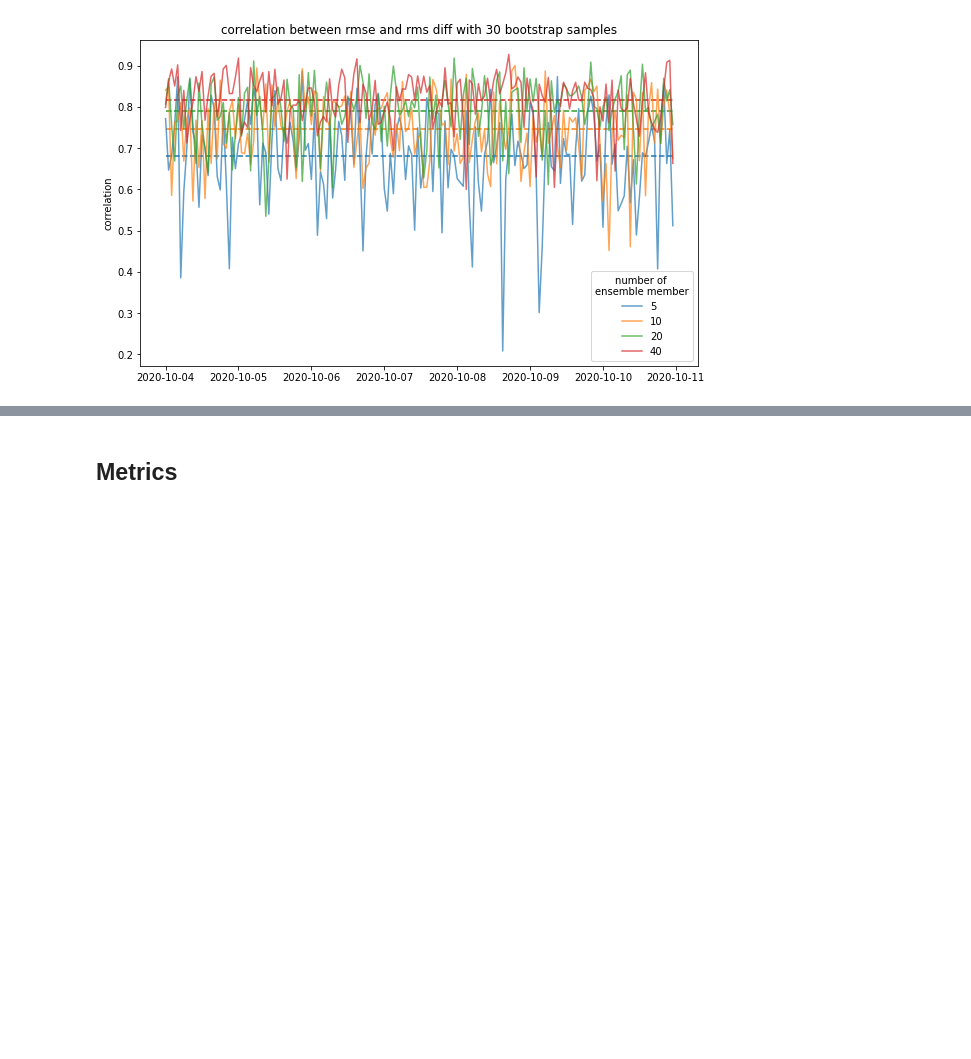
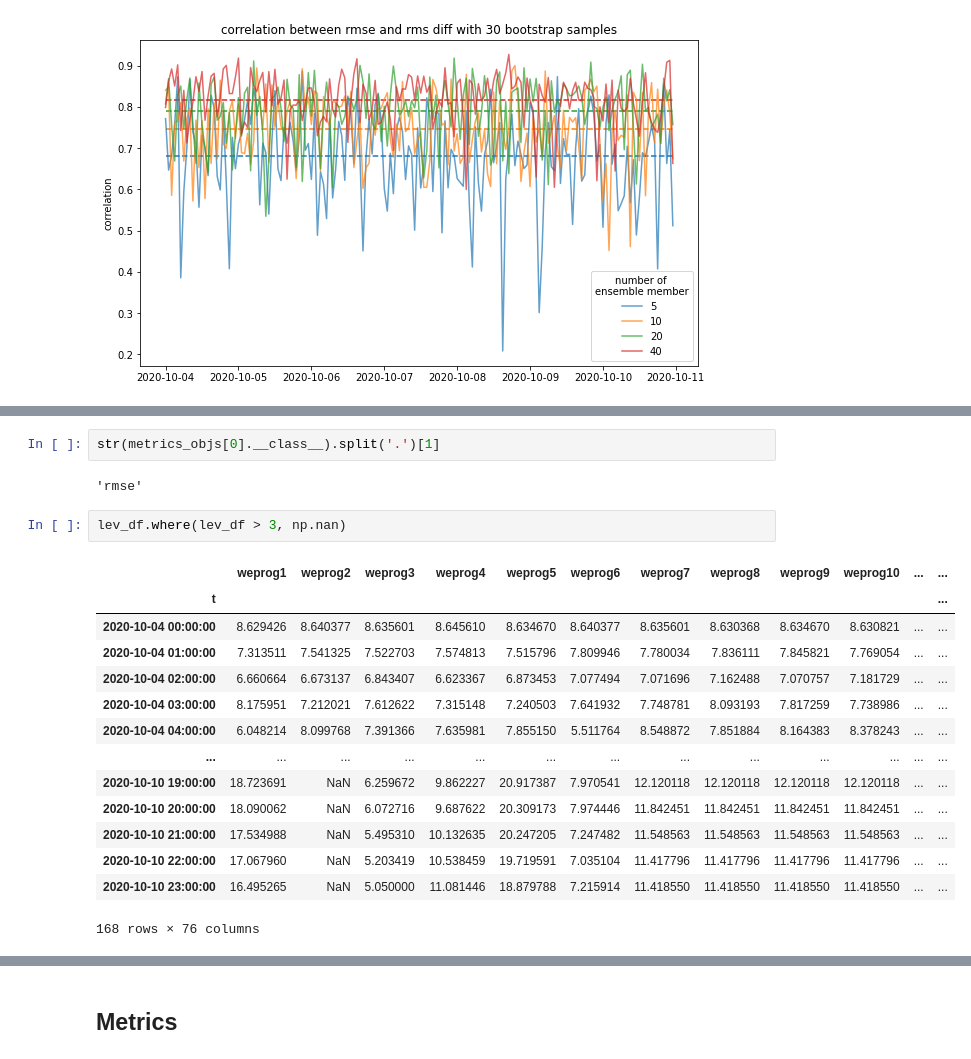
Before and after one commit to joejoeyjoseph/WE-Validate, a Jupyter notebook: notebooks/y_analysis.ipynb, the cells around one changed output, grey strips where cells are left out. Drawn from its saved outputs; the diff is of its cells as text; blank space fills up the shorter version.

```diff
--- a/notebooks/y_analysis.ipynb
+++ b/notebooks/y_analysis.ipynb
@@ -1241,0 +953,21 @@ lev_df
+# %%
+str(metrics_objs[0].__class__).split('.')[1]
+# %% [output]
+'rmse'
+# %%
+lev_df.where(lev_df > 3, np.nan)
+# %% [output]
+|  | weprog1 | weprog2 | weprog3 | weprog4 | weprog5 | weprog6 | weprog7 | weprog8 | weprog9 | weprog10 | ... | ... |
+| t |  |  |  |  |  |  |  |  |  |  |  | ... |
+| 2020-10-04 00:00:00 | 8.629426 | 8.640377 | 8.635601 | 8.645610 | 8.634670 | 8.640377 | 8.635601 | 8.630368 | 8.634670 | 8.630821 | ... | ... |
+| 2020-10-04 01:00:00 | 7.313511 | 7.541325 | 7.522703 | 7.574813 | 7.515796 | 7.809946 | 7.780034 | 7.836111 | 7.845821 | 7.769054 | ... | ... |
+| 2020-10-04 02:00:00 | 6.660664 | 6.673137 | 6.843407 | 6.623367 | 6.873453 | 7.077494 | 7.071696 | 7.162488 | 7.070757 | 7.181729 | ... | ... |
+| 2020-10-04 03:00:00 | 8.175951 | 7.212021 | 7.612622 | 7.315148 | 7.240503 | 7.641932 | 7.748781 | 8.093193 | 7.817259 | 7.738986 | ... | ... |
+| 2020-10-04 04:00:00 | 6.048214 | 8.099768 | 7.391366 | 7.635981 | 7.855150 | 5.511764 | 8.548872 | 7.851884 | 8.164383 | 8.378243 | ... | ... |
+| ... | ... | ... | ... | ... | ... | ... | ... | ... | ... | ... | ... | ... |
+| 2020-10-10 19:00:00 | 18.723691 | NaN | 6.259672 | 9.862227 | 20.917387 | 7.970541 | 12.120118 | 12.120118 | 12.120118 | 12.120118 | ... | ... |
+| 2020-10-10 20:00:00 | 18.090062 | NaN | 6.072716 | 9.687622 | 20.309173 | 7.974446 | 11.842451 | 11.842451 | 11.842451 | 11.842451 | ... | ... |
+| 2020-10-10 21:00:00 | 17.534988 | NaN | 5.495310 | 10.132635 | 20.247205 | 7.247482 | 11.548563 | 11.548563 | 11.548563 | 11.548563 | ... | ... |
+| 2020-10-10 22:00:00 | 17.067960 | NaN | 5.203419 | 10.538459 | 19.719591 | 7.035104 | 11.417796 | 11.417796 | 11.417796 | 11.417796 | ... | ... |
+| 2020-10-10 23:00:00 | 16.495265 | NaN | 5.050000 | 11.081446 | 18.879788 | 7.215914 | 11.418550 | 11.418550 | 11.418550 | 11.418550 | ... | ... |
+168 rows × 76 columns
```
Also changed, not shown: parts of 45 cells of this notebook.
